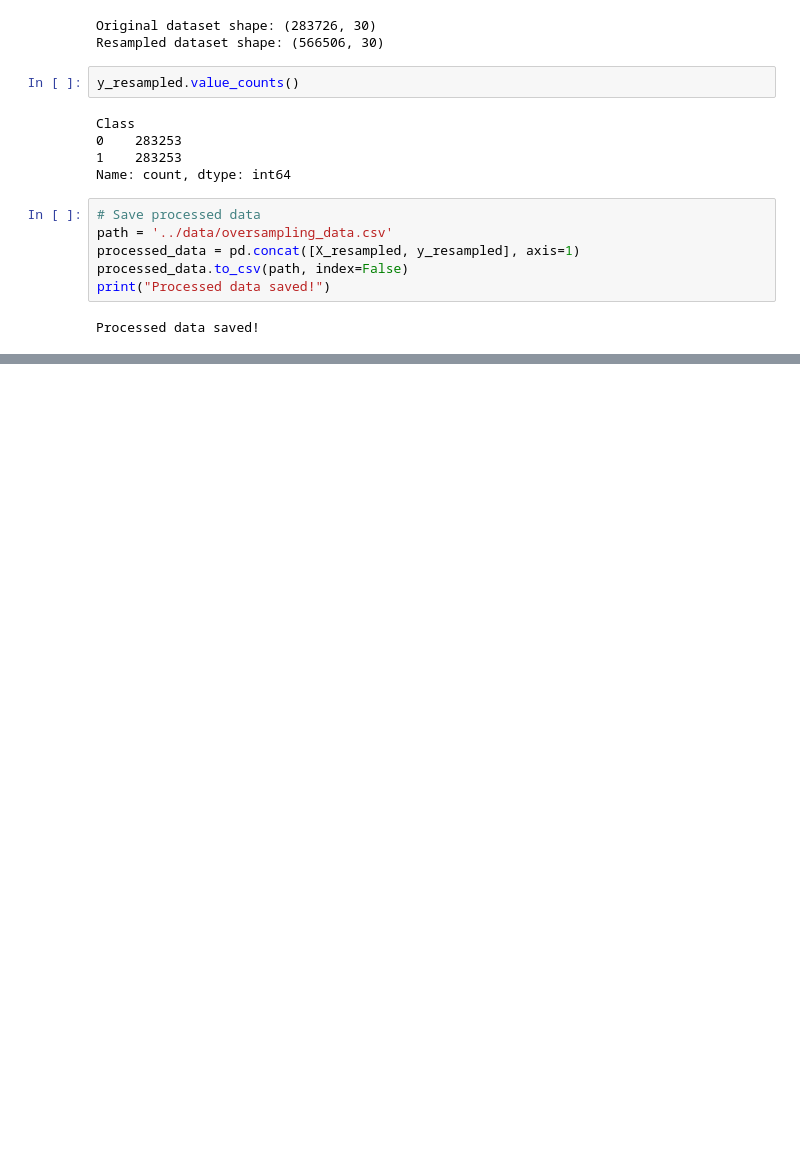
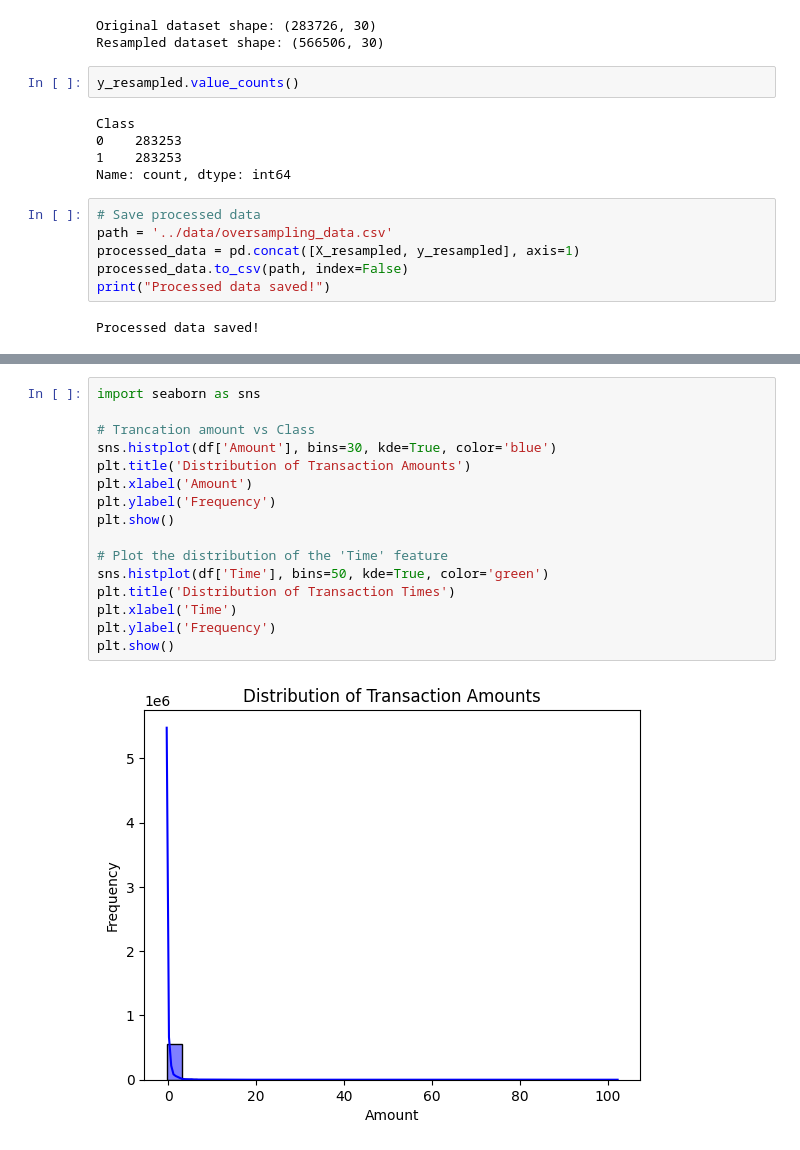
Before and after one commit to TOM-TITO-coder/AI_Final_Project, a Jupyter notebook: final_project.ipynb, the cells around one changed output, grey strips where cells are left out. Saved outputs shown, nothing was run; the diff lists cells and outputs as text; blank space fills up the shorter version.

```diff
--- a/final_project.ipynb
+++ b/final_project.ipynb
@@ -196,0 +233,18 @@ Processed data saved!
+# %%
+import seaborn as sns
+
+# Trancation amount vs Class
+sns.histplot(df['Amount'], bins=30, kde=True, color='blue')
+plt.title('Distribution of Transaction Amounts')
+plt.xlabel('Amount')
+plt.ylabel('Frequency')
+plt.show()
+
+# Plot the distribution of the 'Time' feature
+sns.histplot(df['Time'], bins=50, kde=True, color='green')
+plt.title('Distribution of Transaction Times')
+plt.xlabel('Time')
+plt.ylabel('Frequency')
+plt.show()
+# %% [output]
+[figure, added]
```
Also changed, not shown: parts of 38 cells of this notebook, 1 other file.
